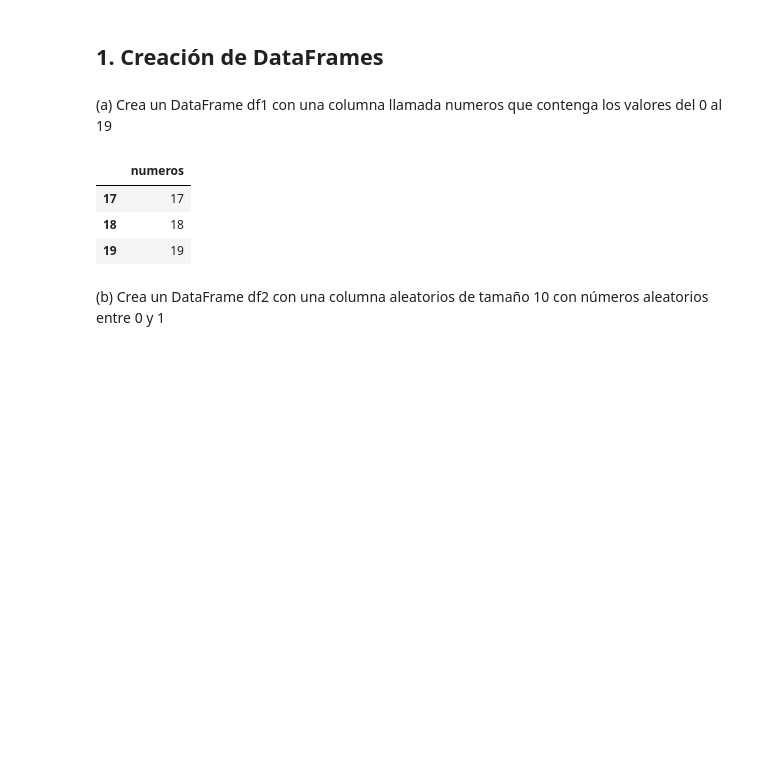
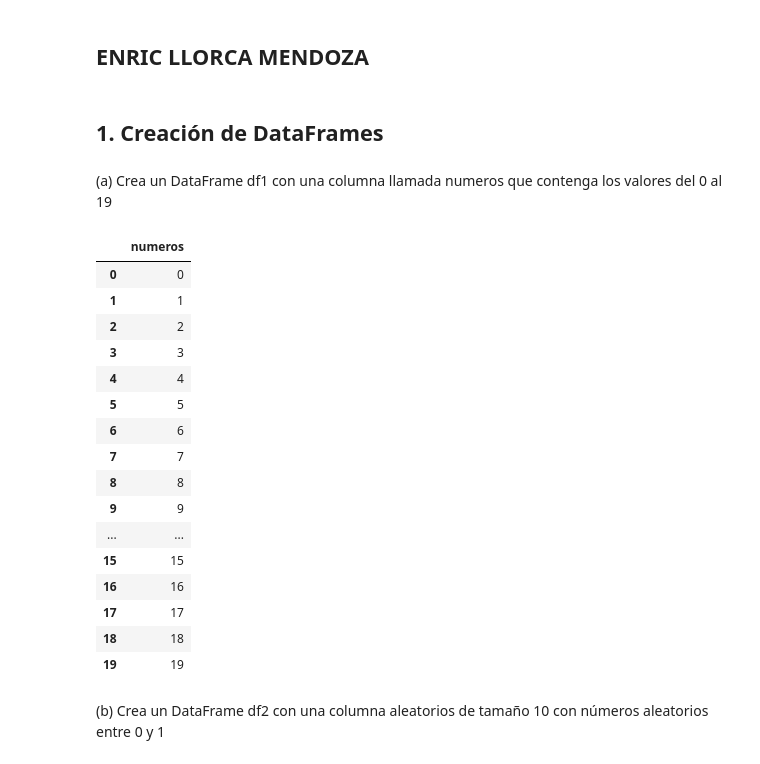
Before and after one commit to enricllorcamendoza-2002/ttad1, a Jupyter notebook: Entrega_2.ipynb, the cells around one changed output. Drawn from its saved outputs; the diff is of its cells as text; code cells hidden in the pictures; blank space fills up the shorter version.

```diff
--- a/Entrega_2.ipynb
+++ b/Entrega_2.ipynb
@@ -3,18 +3,33 @@
-# %% [markdown]
- ## 1. Creación de DataFrames
+# %% [markdown]
+## ENRIC LLORCA MENDOZA
 # %%
 import pandas as pd
 import numpy as np
+# %% [markdown]
+ ## 1. Creación de DataFrames
 # %% [markdown]
 (a) Crea un DataFrame df1 con una columna llamada numeros que contenga los
  valores del 0 al 19
 # %%
 df1 = pd.DataFrame(
     {"numeros":np.arange(20)})
 
-df1.tail(3)
+df1
 # %% [output]
 |  | numeros |
+| 0 | 0 |
+| 1 | 1 |
+| 2 | 2 |
+| 3 | 3 |
+| 4 | 4 |
+| 5 | 5 |
+| 6 | 6 |
+| 7 | 7 |
+| 8 | 8 |
+| 9 | 9 |
+| ... | ... |
+| 15 | 15 |
+| 16 | 16 |
 | 17 | 17 |
 | 18 | 18 |
 | 19 | 19 |
```
Also changed, not shown: parts of 36 cells of this notebook.
